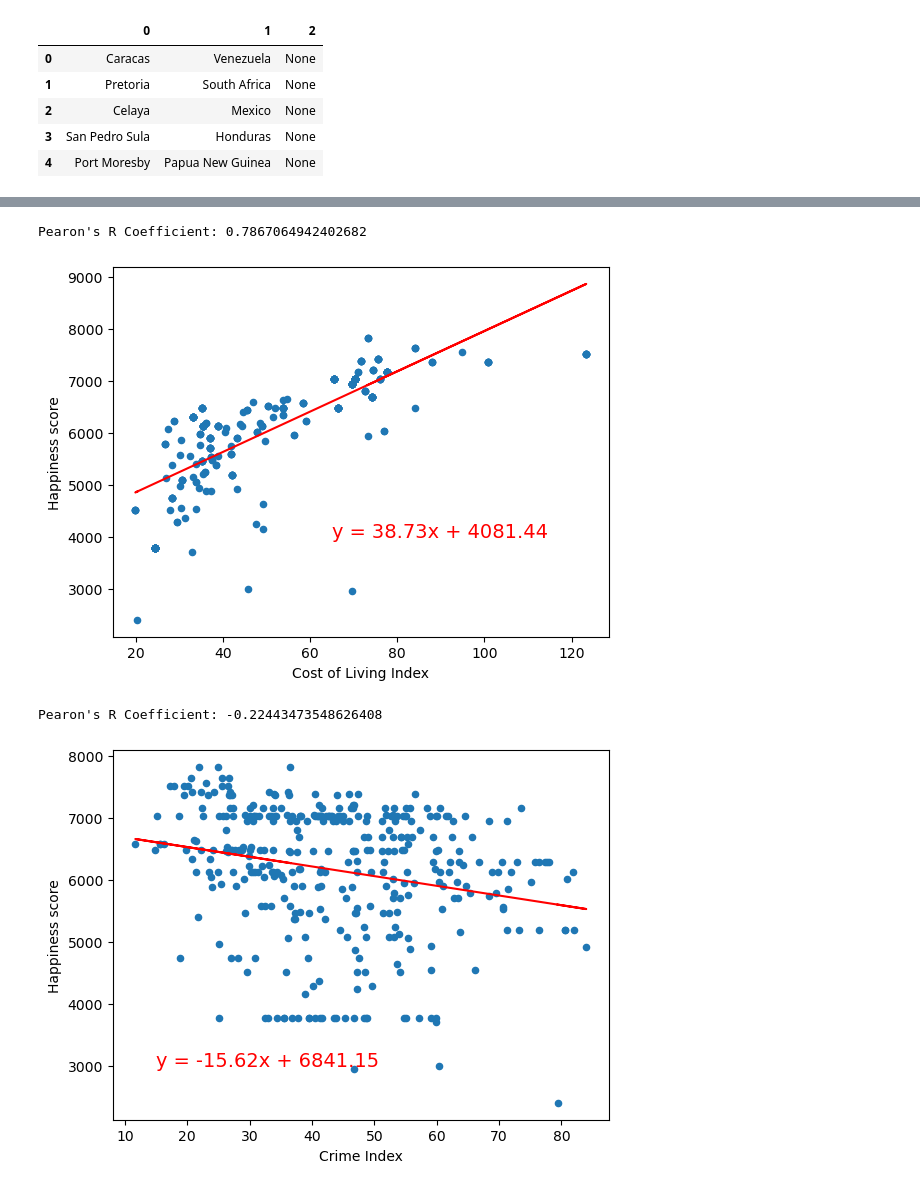
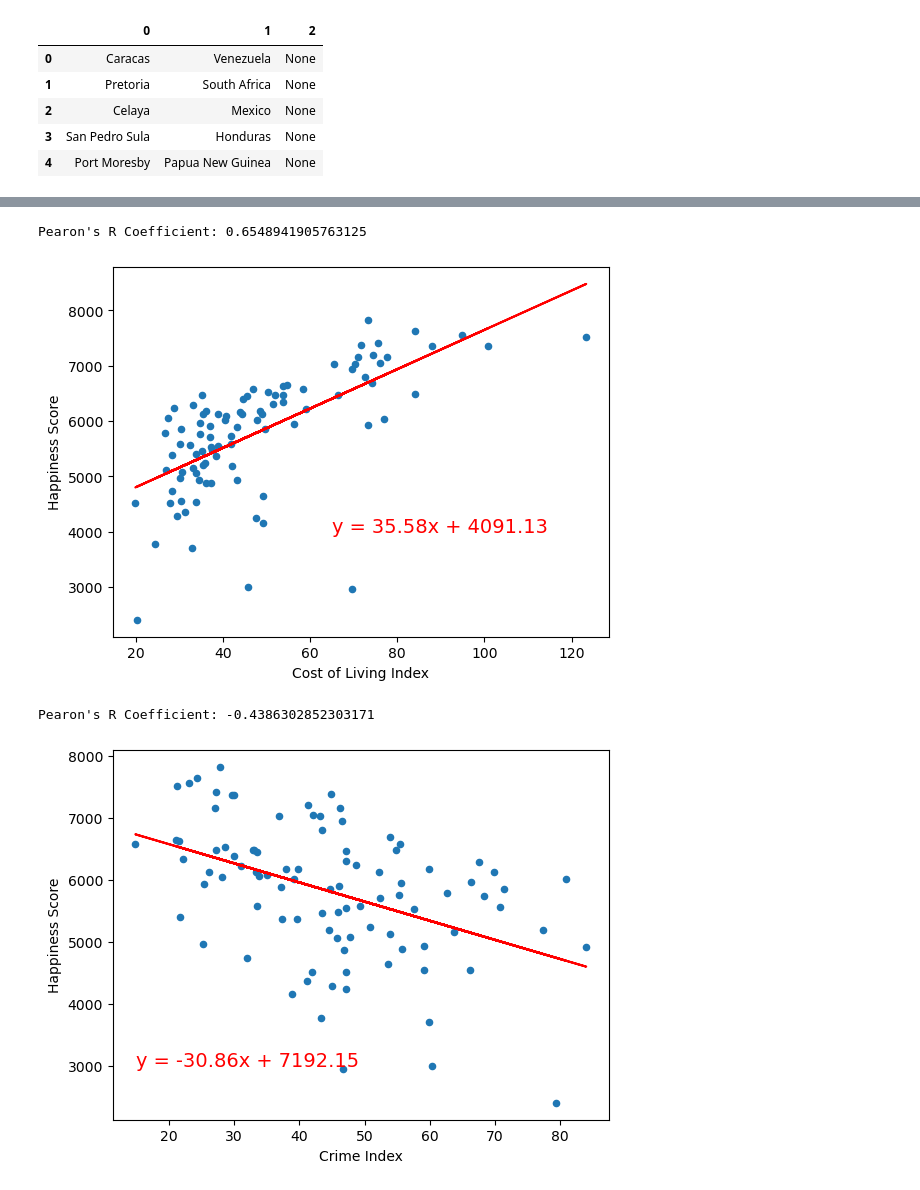
Before and after one commit to cburgyan/project1_happiness, a Jupyter notebook: pro1_happiness.ipynb, the cells around one changed output, grey strips where cells are left out. Drawn from its saved outputs; the diff is of its cells as text; code cells hidden in the pictures.

Commit message:
clean dataframe and work on weighted graphs

```diff
--- a/pro1_happiness.ipynb
+++ b/pro1_happiness.ipynb
@@ -98,4 +97,4 @@ capCoord_df
 # %%
-mHapCostCoord_df = mHapCost_df.merge(capCoord_df, how='inner', left_on='Country', right_on='CountryName')
-mHapCostCoord_df
+mHapCost_df = mHapCost_df.merge(capCoord_df, how='inner', on='Country')
+mHapCost_df
 # %% [output]
@@ -115,5 +114,4 @@ mHapCostCoord_df
 # %%
-print(mHapCostCoord_df.dtypes)
-mHapCostCoord_df['Happiness score'] = mHapCostCoord_df['Happiness score'].str.replace(",", "").astype('float')
-mHapCostCoord_df.dtypes
+mHapCost_df['Happiness Score'] = mHapCost_df['Happiness Score'].str.replace(",", "").astype('float')
+mHapCost_df.dtypes
 # %% [output]
@@ -317,5 +281,7 @@ df.head()
 | 4 | Port Moresby | Papua New Guinea | None |
 # %%
 crime_df['Country'] = df[1]
+del crime_df['City']
+crime_df = crime_df.groupby('Country').mean()
 crime_df.head(30)
 # %% [output]
@@ -416,0 +306,6 @@ dtype: object
+# %%
+mHapCosCrim = mHapCost_df.copy().merge(crime_df, how='inner', on='Country')
+print(crime_df.dtypes)
+print(mHapCost_df.dtypes)
+print(mHapCosCrim.count())
+mHapCosCrim.head()
@@ -455,26 +360,26 @@ Safety Index                                  367
 dtype: int64
 # %%
-(m, y, r, p, std) = linregress(mHapCosCrim['Cost of Living Index'], mHapCosCrim['Happiness score'])
+(m, y, r, p, std) = linregress(mHapCosCrim['Cost of Living Index'], mHapCosCrim['Happiness Score'])
 yregressLin = m * mHapCosCrim['Cost of Living Index'] + y
-mHapCosCrim.plot(kind='scatter', x = 'Cost of Living Index', y = 'Happiness score')
+mHapCosCrim.plot(kind='scatter', x = 'Cost of Living Index', y = 'Happiness Score')
 equation = f"y = {m:.2f}x + {y:.2f}"
 print(f"Pearon's R Coefficient: {r}")
 plt.plot(mHapCosCrim['Cost of Living Index'], yregressLin, color='red')
 plt.annotate(equation, (65, 4000), color='red', size = 14)
 plt.show()
 # %% [output]
-Pearon's R Coefficient: 0.7867064942402682
+Pearon's R Coefficient: 0.6548941905763125
-[figure, old version]
+[figure, new version]
 # %%
-(m, y, r, p, std) = linregress(mHapCosCrim['Crime Index'], mHapCosCrim['Happiness score'])
+(m, y, r, p, std) = linregress(mHapCosCrim['Crime Index'], mHapCosCrim['Happiness Score'])
 yregressLin = m * mHapCosCrim['Crime Index'] + y
-mHapCosCrim.plot(kind='scatter', x = 'Crime Index', y = 'Happiness score')
+mHapCosCrim.plot(kind='scatter', x = 'Crime Index', y = 'Happiness Score')
 equation = f"y = {m:.2f}x + {y:.2f}"
 print(f"Pearon's R Coefficient: {r}")
 plt.plot(mHapCosCrim['Crime Index'], yregressLin, color='red')
 plt.annotate(equation, (15, 3000), color='red', size = 14)
 plt.show()
 # %% [output]
-Pearon's R Coefficient: -0.22443473548626408
+Pearon's R Coefficient: -0.4386302852303171
-[figure, old version]
+[figure, new version]
 # %%
```
Also changed, not shown: parts of 25 cells of this notebook.
